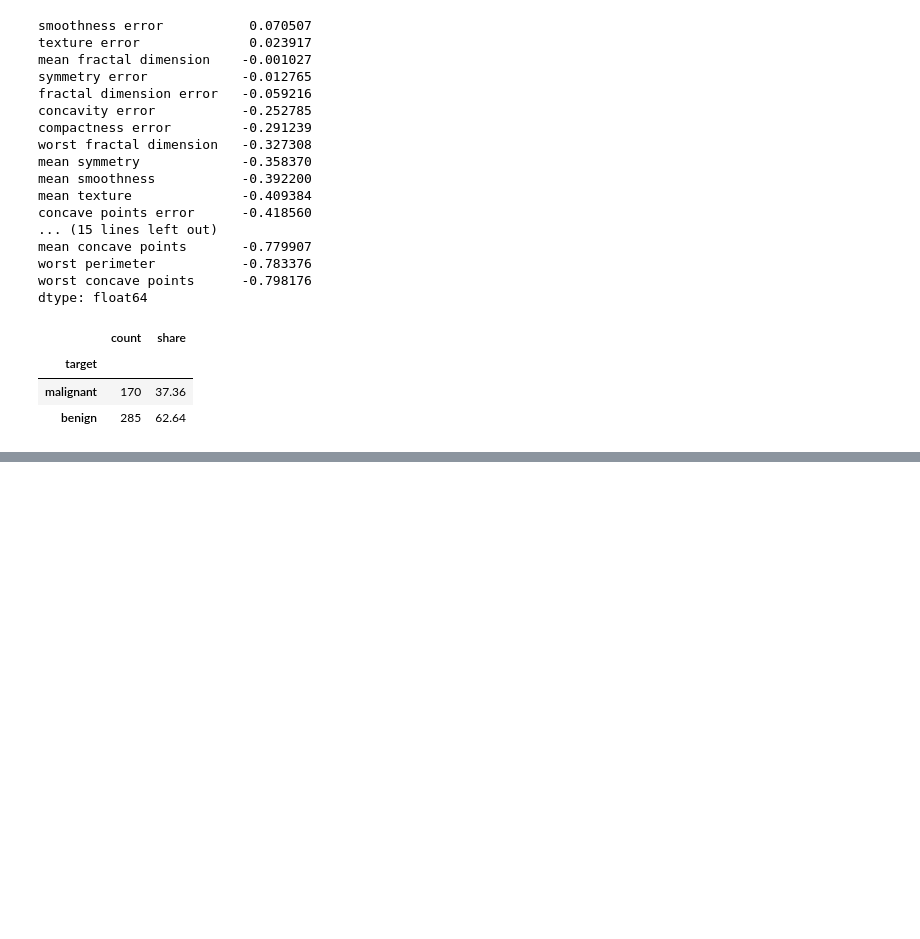
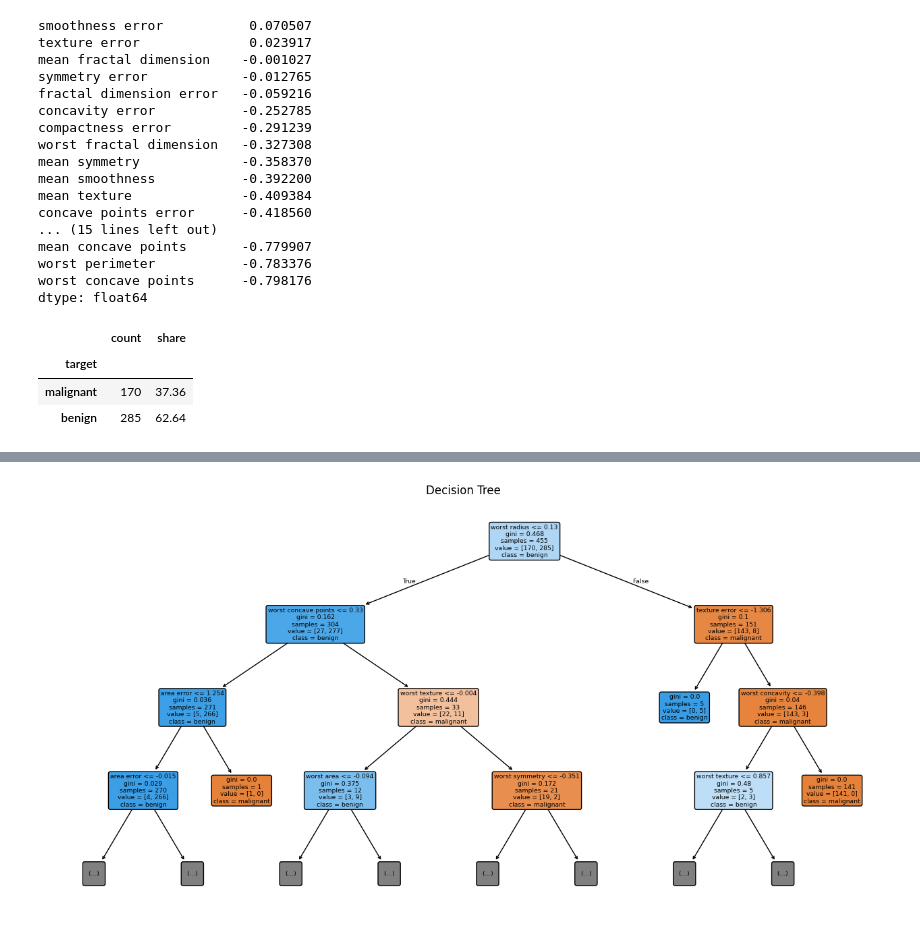
Before and after one commit to Akinara666/ml-playground, a Jupyter notebook: decision_tree/notebook.ipynb, the cells around one changed output, grey strips where cells are left out. Saved outputs shown, nothing was run; the diff lists cells and outputs as text; code cells hidden in the pictures; blank space fills up the shorter version.

```diff
--- a/decision_tree/notebook.ipynb
+++ b/decision_tree/notebook.ipynb
@@ -93,0 +170,7 @@ y_proba_malignant = pipe.predict_proba(X_test)[:, 0]  # вероятность
+# %%
+plt.figure(figsize=(16,8))
+plot_tree(pipe.named_steps["tree"], feature_names=X.columns, class_names=["malignant", "benign"], filled=True, rounded=True, impurity=True, max_depth=3)
+plt.title("Decision Tree")
+plt.show()
+# %% [output]
+[figure, added]
```
Also changed, not shown: parts of 8 cells of this notebook.
